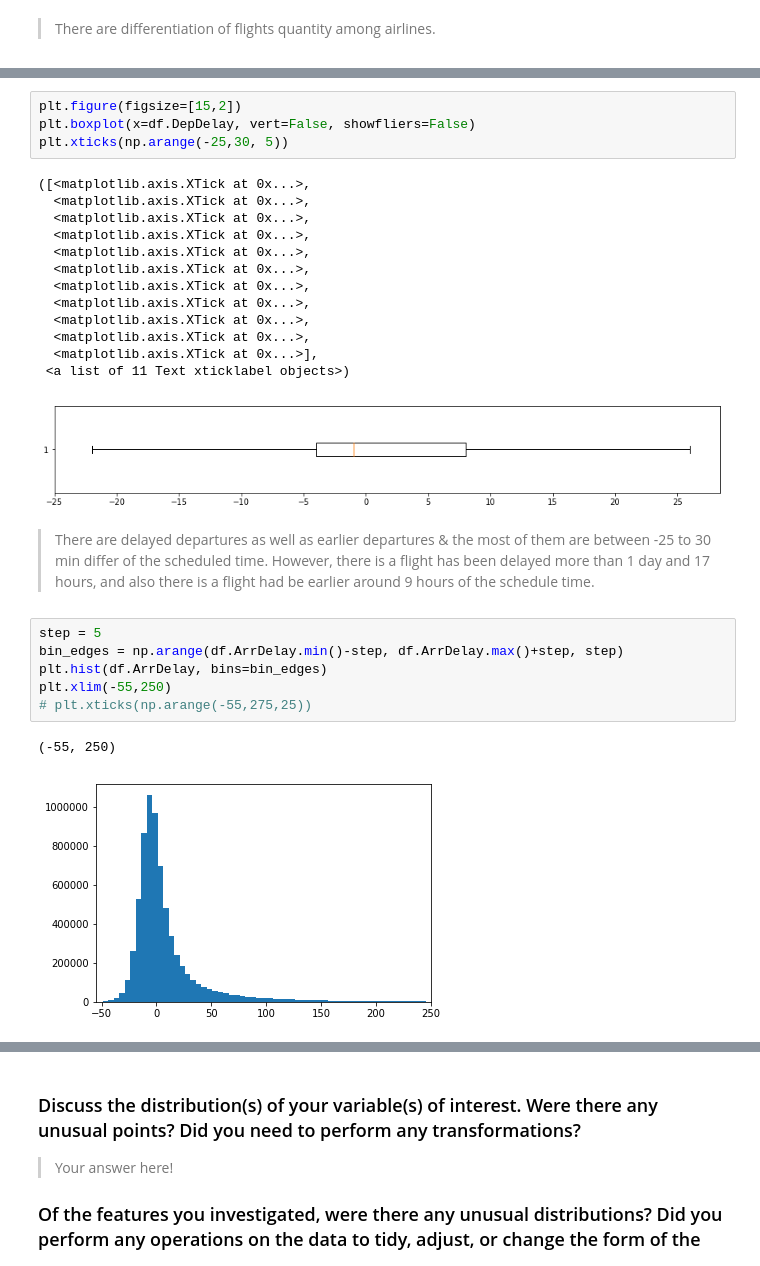
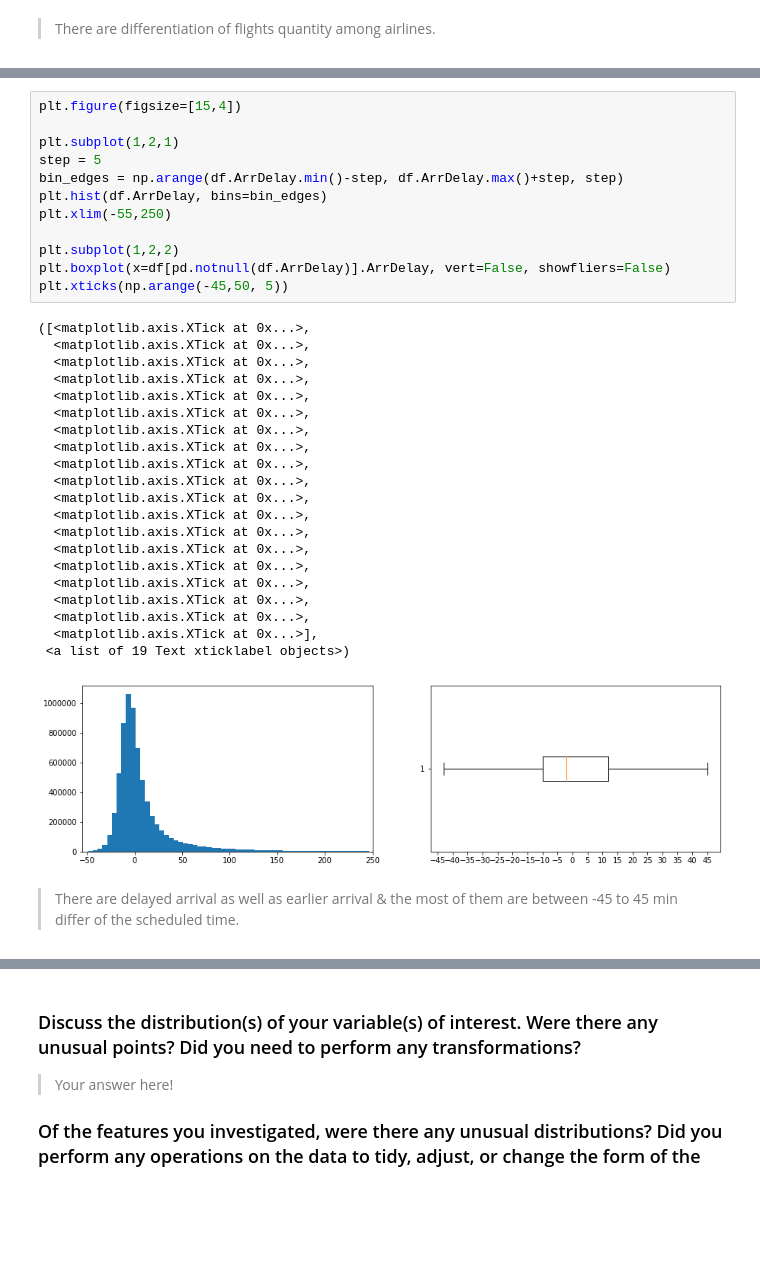
Before and after one commit to aryan9211/communicate-data-findings, a Jupyter notebook: exploration_template.ipynb, the cells around one changed output, grey strips where cells are left out. Cells and saved outputs as stored; diff of their text form; blank space fills up the shorter version.

```diff
--- a/exploration_template.ipynb
+++ b/exploration_template.ipynb
@@ -121,29 +206,36 @@ plt.xlim(-25,200)
 # %%
-plt.figure(figsize=[15,2])
-plt.boxplot(x=df.DepDelay, vert=False, showfliers=False)
-plt.xticks(np.arange(-25,30, 5))
+plt.figure(figsize=[15,4])
+
+plt.subplot(1,2,1)
+step = 5
+bin_edges = np.arange(df.ArrDelay.min()-step, df.ArrDelay.max()+step, step)
+plt.hist(df.ArrDelay, bins=bin_edges)
+plt.xlim(-55,250)
+
+plt.subplot(1,2,2)
+plt.boxplot(x=df[pd.notnull(df.ArrDelay)].ArrDelay, vert=False, showfliers=False)
+plt.xticks(np.arange(-45,50, 5))
 # %% [output]
 ([<matplotlib.axis.XTick at 0x...>,
   <matplotlib.axis.XTick at 0x...>,
   <matplotlib.axis.XTick at 0x...>,
   <matplotlib.axis.XTick at 0x...>,
   <matplotlib.axis.XTick at 0x...>,
   <matplotlib.axis.XTick at 0x...>,
   <matplotlib.axis.XTick at 0x...>,
   <matplotlib.axis.XTick at 0x...>,
   <matplotlib.axis.XTick at 0x...>,
   <matplotlib.axis.XTick at 0x...>,
+  <matplotlib.axis.XTick at 0x...>,
+  <matplotlib.axis.XTick at 0x...>,
+  <matplotlib.axis.XTick at 0x...>,
+  <matplotlib.axis.XTick at 0x...>,
+  <matplotlib.axis.XTick at 0x...>,
+  <matplotlib.axis.XTick at 0x...>,
+  <matplotlib.axis.XTick at 0x...>,
+  <matplotlib.axis.XTick at 0x...>,
   <matplotlib.axis.XTick at 0x...>],
- <a list of 11 Text xticklabel objects>)
+ <a list of 19 Text xticklabel objects>)
-[figure, old version]
+[figure, new version]
 # %% [markdown]
-> There are delayed departures as well as earlier departures & the most of them are between -25 to 30 min differ of the scheduled time. However, there is a flight has been delayed more than 1 day and 17 hours, and also there is a flight had be earlier around 9 hours of the schedule time.
+> There are delayed arrival as well as earlier arrival & the most of them are between -45 to 45 min differ of the scheduled time.
-# %%
-step = 5
-bin_edges = np.arange(df.ArrDelay.min()-step, df.ArrDelay.max()+step, step)
-plt.hist(df.ArrDelay, bins=bin_edges)
-plt.xlim(-55,250)
-# plt.xticks(np.arange(-55,275,25))
-# %% [output]
-(-55, 250)
-[figure, removed]
```
Also changed, not shown: parts of 14 cells of this notebook.
